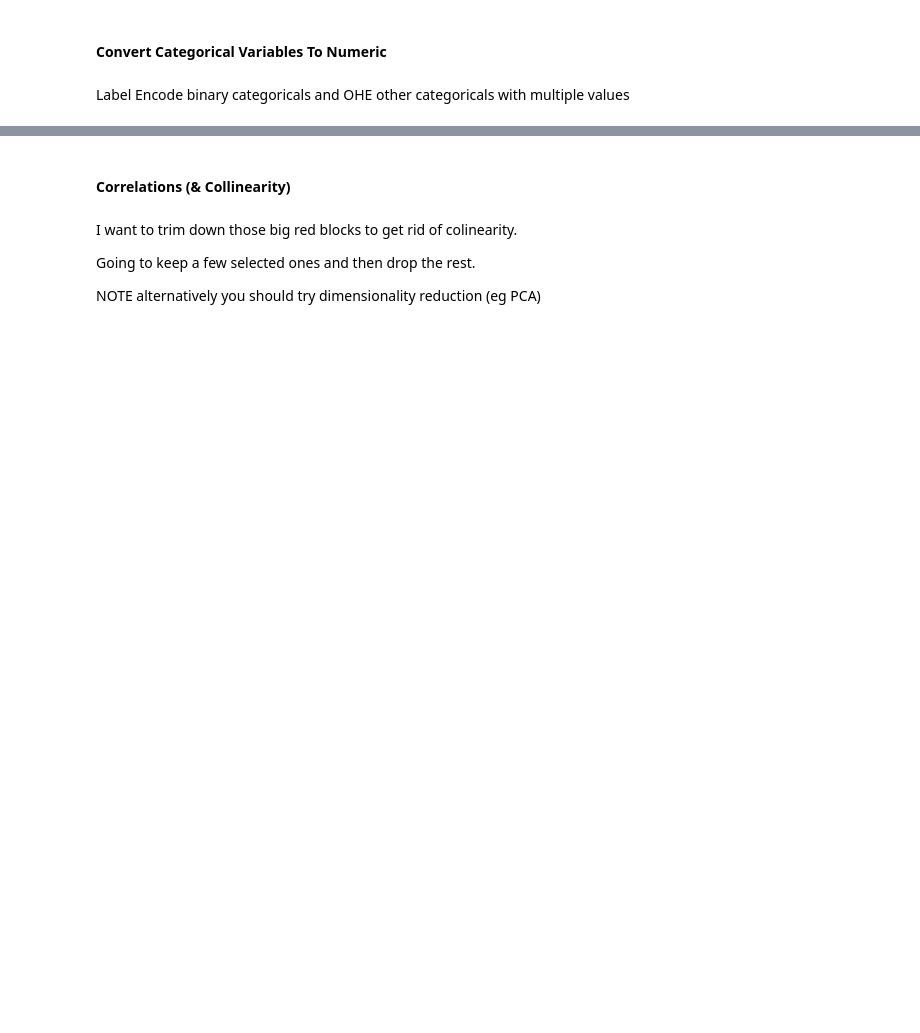
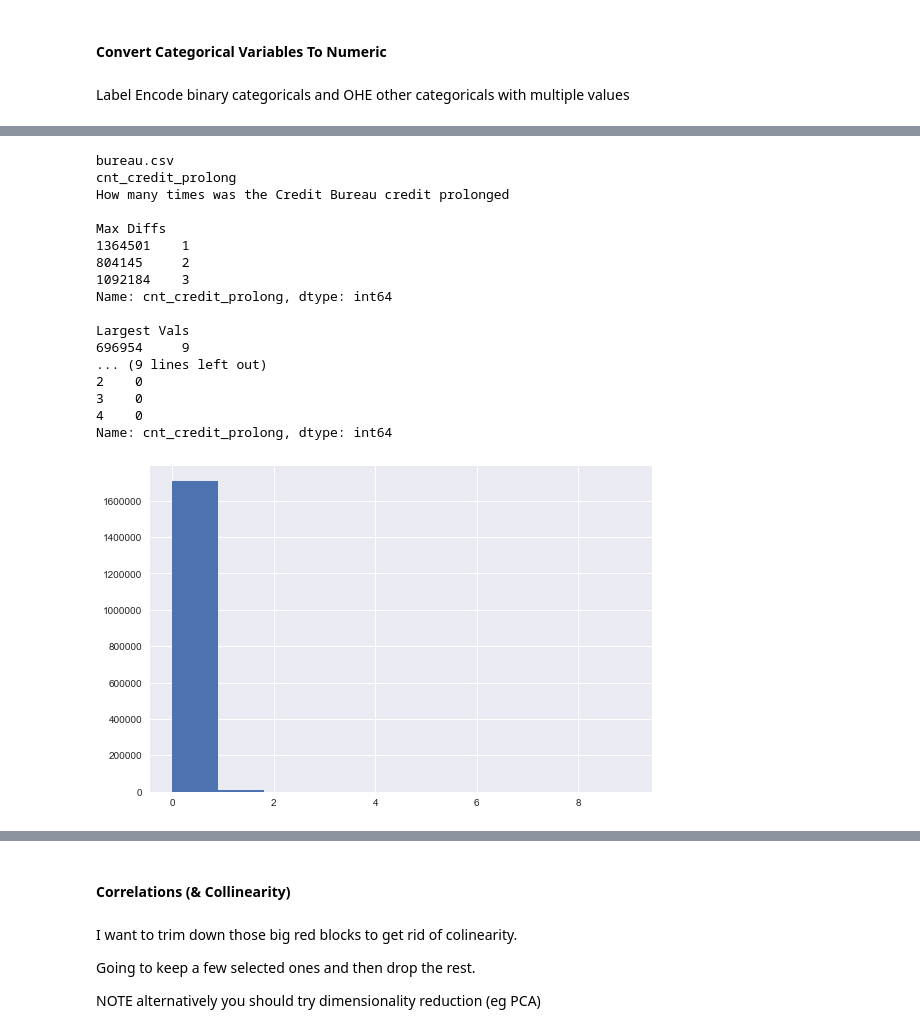
Before and after one commit to rshap91/home_credit_loans, a Jupyter notebook: Explore_And_Clean.ipynb, the cells around one changed output, grey strips where cells are left out. Saved outputs shown, nothing was run; the diff lists cells and outputs as text; code cells hidden in the pictures; blank space fills up the shorter version.

Commit message:
cleaning steps - moving slow but working on bureau

```diff
--- a/Explore_And_Clean.ipynb
+++ b/Explore_And_Clean.ipynb
@@ -456,6 +462,7 @@ amt_req_credit_bureau_week     9
 dtype: int64
 # %%
 def col_descrip(table, col):
+    "Looks up column description for given table"
     print(table)
     print(col)
     return col_des.loc[(col_des.Table==table) & (col_des.Row==col.upper()),
@@ -970,0 +1088,14 @@ app_train.dtypes.value_counts()
+# %%
+bureau.columns = clean_columns(bureau)
+pks = ['sk_id_curr', 'sk_id_bureau']
+
+obj_cols = bureau.dtypes[bureau.dtypes == 'object'].index.tolist()
+obj_cols = [col for col in obj_cols if col not in pks]
+int_cols = bureau.dtypes[bureau.dtypes == 'int64'].index.tolist()
+float_cols = bureau.dtypes[bureau.dtypes == 'float64'].index.tolist()
+numeric_cols = int_cols + float_cols
+indicator_cols = bureau[numeric_cols].columns[bureau[numeric_cols].apply(lambda s: s.nunique())==2].tolist()
+
+ordered_cols = sorted(pks) + sorted(obj_cols) + sorted(int_cols) + sorted(float_cols) + sorted(indicator_cols)
+print(bureau.shape, len(ordered_cols))
+bureau = bureau[ordered_cols]
@@ -970,0 +1121,48 @@ app_train.dtypes.value_counts()
+# %%
+def anom_eval(df, col, filename):
+    print(col_descrip(filename, col))
+    print()
+
+    max_diff_idx = df[col].sort_values().diff().nlargest(3).index
+    max_diffs = df.loc[max_diff_idx, col]
+    nlargest = df[col].nlargest()
+    nsmallest = df[col].nsmallest()
+
+    print('Max Diffs')
+    print(max_diffs)
+    print()
+    print("Largest Vals")
+    print(nlargest)
+    print()
+    print("Smallest Vals")
+    print(nsmallest)
+    df[col].hist()
+    df[col].value_counts().sort_index()
+
+    return max_diffs, nlargest
+# %%
+table = 'bureau.csv'
+df = bureau.copy()
+# %%
+# leaving
+col = 'cnt_credit_prolong'
+anom_eval(df,col,table);
+# %% [output]
+bureau.csv
+cnt_credit_prolong
+How many times was the Credit Bureau credit prolonged
+
+Max Diffs
+1364501    1
+804145     2
+1092184    3
+Name: cnt_credit_prolong, dtype: int64
+
+Largest Vals
+696954     9
+... (9 lines left out)
+2    0
+3    0
+4    0
+Name: cnt_credit_prolong, dtype: int64
+[figure, added]
```
Also changed, not shown: parts of 48 cells of this notebook.
